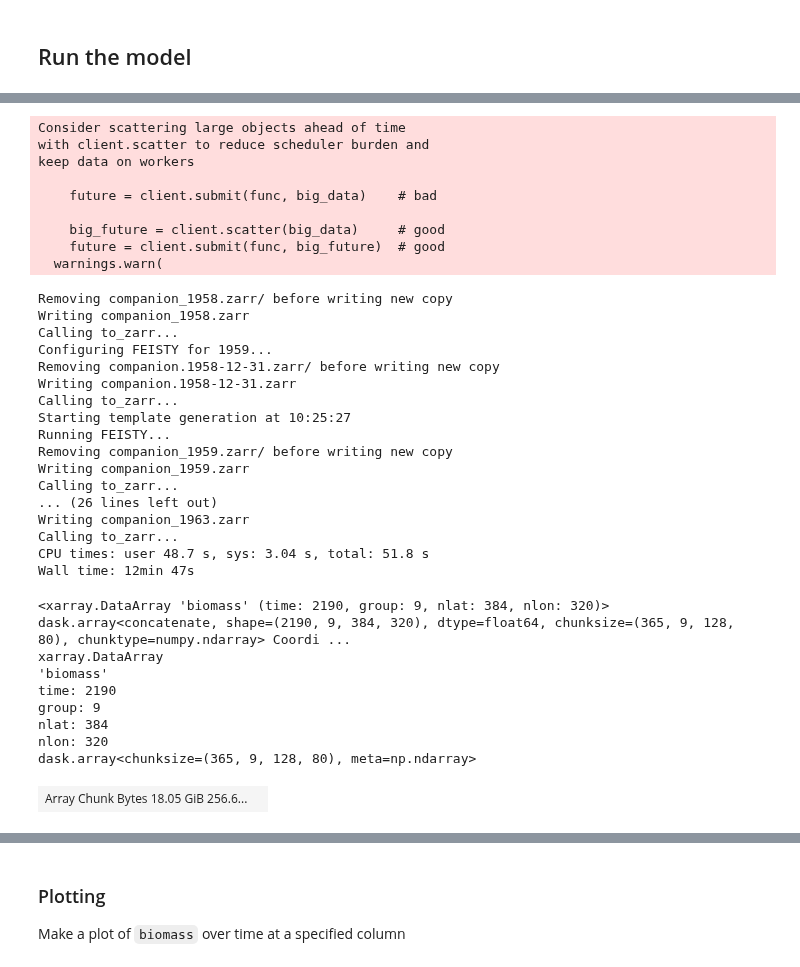
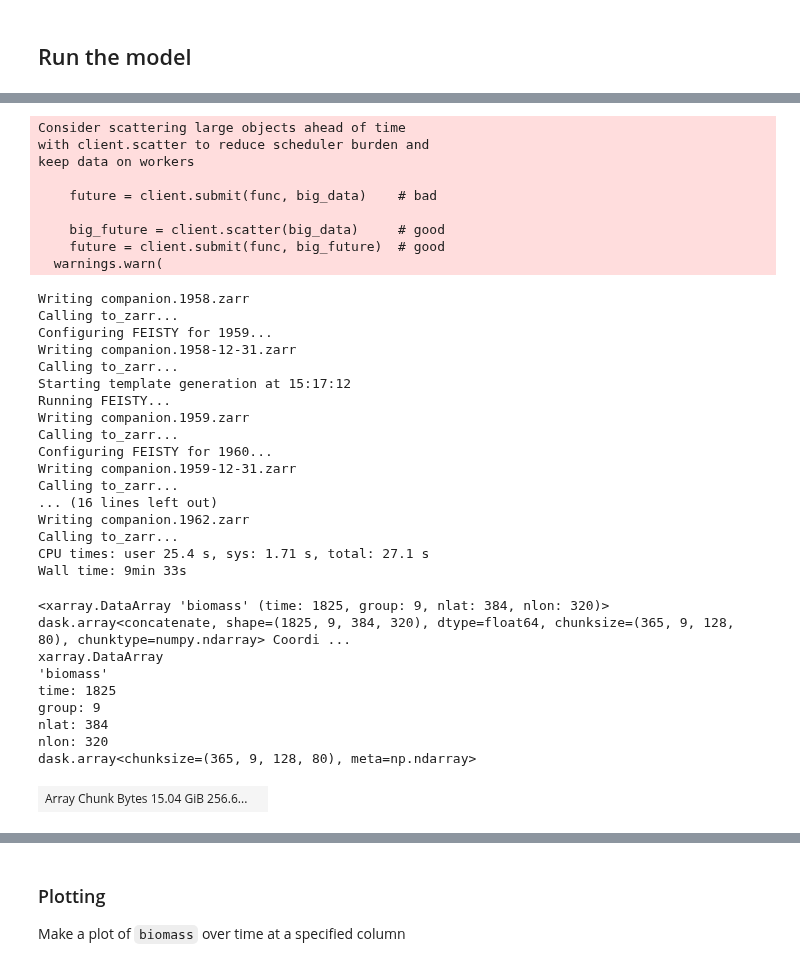
Before and after one commit to marbl-ecosys/feisty, a Jupyter notebook: examples/Run Multiple Years (companion).ipynb, the cells around one changed output, grey strips where cells are left out. Cells and saved outputs as stored; diff of their text form; code cells hidden in the pictures.

```diff
--- a/examples/Run Multiple Years (companion).ipynb
+++ b/examples/Run Multiple Years (companion).ipynb
@@ -83,7 +83,7 @@ Workers
 
 nyears = 5
 ds_list = list()
-for year in range(1958, 1959 + nyears):
+for year in range(1958, 1958 + nyears):
     print(f'Configuring FEISTY for {year}...')
     # Start and End dates
     feisty_config['start_date'] = f'{year}-01-01'
@@ -96,7 +96,7 @@ for year in range(1958, 1959 + nyears):
         feisty_config['initial_conditions'] = {'ic_file': rest_name}
 
     # Output
-    feisty_config['output_file'] = f'companion_{year}.zarr'
+    feisty_config['output_file'] = f'companion.{year}.zarr'
 
     # map_blocks lets us run in parallel over our dask cluster
     ds_out = feisty.config_and_run_from_yaml(feisty_config)
@@ -119,39 +119,39 @@ Starting template generation at 10:23:30
 Running FEISTY...
 Consider scattering large objects ahead of time
 with client.scatter to reduce scheduler burden and
 keep data on workers
 
     future = client.submit(func, big_data)    # bad
 
     big_future = client.scatter(big_data)     # good
     future = client.submit(func, big_future)  # good
   warnings.warn(
-Removing companion_1958.zarr/ before writing new copy
-Writing companion_1958.zarr
+Writing companion.1958.zarr
 Calling to_zarr...
 Configuring FEISTY for 1959...
-Removing companion.1958-12-31.zarr/ before writing new copy
 Writing companion.1958-12-31.zarr
 Calling to_zarr...
-Starting template generation at 10:25:27
+Starting template generation at 15:17:12
 Running FEISTY...
-Removing companion_1959.zarr/ before writing new copy
-Writing companion_1959.zarr
+Writing companion.1959.zarr
 Calling to_zarr...
-... (26 lines left out)
-Writing companion_1963.zarr
+Configuring FEISTY for 1960...
+Writing companion.1959-12-31.zarr
 Calling to_zarr...
-CPU times: user 48.7 s, sys: 3.04 s, total: 51.8 s
-Wall time: 12min 47s
+... (16 lines left out)
+Writing companion.1962.zarr
+Calling to_zarr...
+CPU times: user 25.4 s, sys: 1.71 s, total: 27.1 s
+Wall time: 9min 33s
-<xarray.DataArray 'biomass' (time: 2190, group: 9, nlat: 384, nlon: 320)> dask.array<concatenate, shape=(2190, 9, 384, 320), dtype=float64, chunksize=(365, 9, 128, 80), chunktype=numpy.ndarray> Coordi ...
+<xarray.DataArray 'biomass' (time: 1825, group: 9, nlat: 384, nlon: 320)> dask.array<concatenate, shape=(1825, 9, 384, 320), dtype=float64, chunksize=(365, 9, 128, 80), chunktype=numpy.ndarray> Coordi ...
 xarray.DataArray
 'biomass'
-time: 2190
+time: 1825
 group: 9
 nlat: 384
 nlon: 320
 dask.array<chunksize=(365, 9, 128, 80), meta=np.ndarray>
-| Array Chunk Bytes 18.05 GiB 256.6... |  |
+| Array Chunk Bytes 15.04 GiB 256.6... |  |
 Coordinates: (4)
 time
 (time)
```
Also changed, not shown: parts of 4 cells of this notebook, 1 other file.
